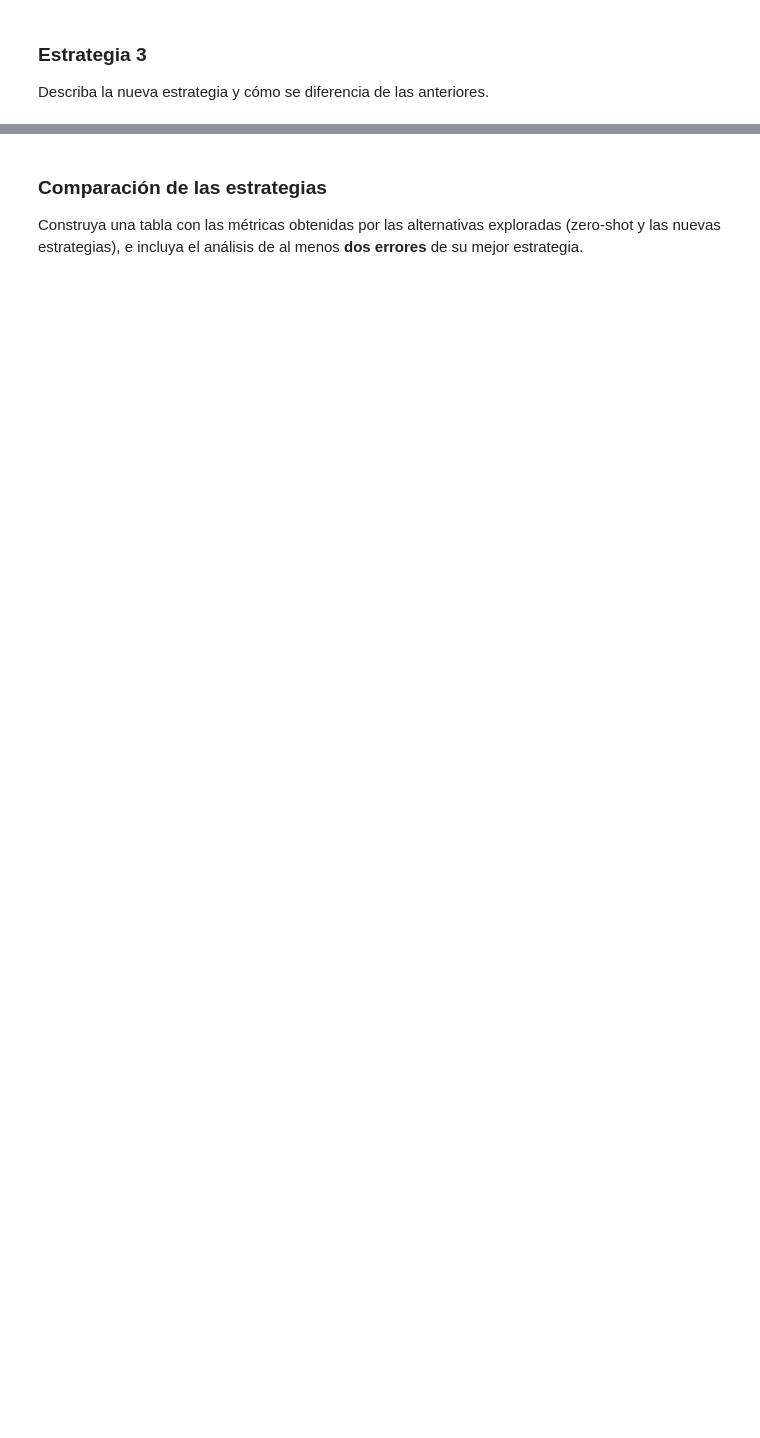
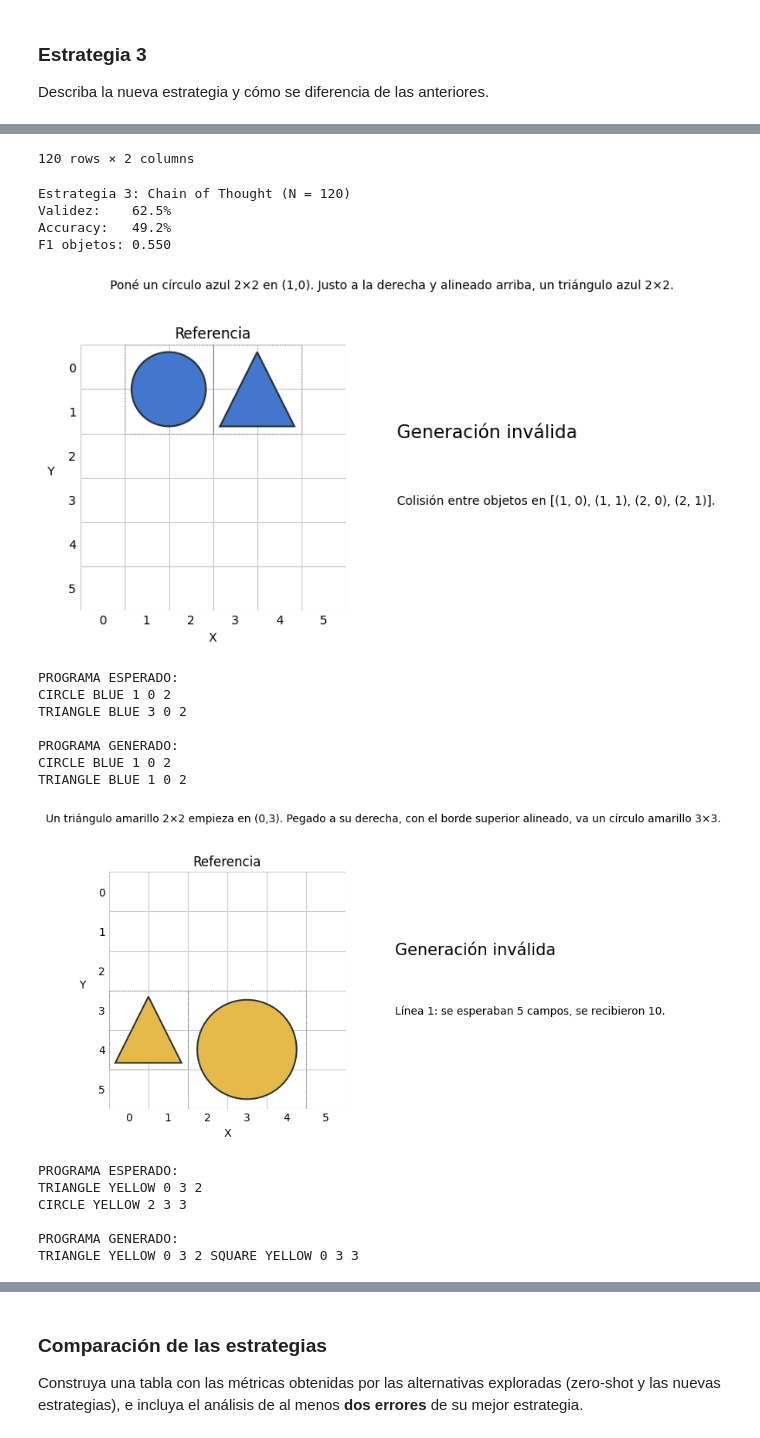
Before and after one commit to santitucci/MCDAA_RNLN_Grupo_13_Lab2, a Jupyter notebook: RNLN_2026_lab2.ipynb, the cells around one changed output, grey strips where cells are left out. Drawn from its saved outputs; the diff is of its cells as text; code cells hidden in the pictures; blank space fills up the shorter version.

```diff
--- a/RNLN_2026_lab2.ipynb
+++ b/RNLN_2026_lab2.ipynb
@@ -885,9 +941,10 @@ df_train_llm_cot = pd.DataFrame(train_llm_cot)
 display(df_train_llm_cot[['instruccion', 'programa_generado']])
 
 resultados_cot = evaluate_predictions(dev_df, df_train_llm_cot['programa_generado'])
-show_metrics(resultados_cot, name='Estrategia 3: Few-Shot + Chain of Thought')
+show_metrics(resultados_cot, name='Estrategia 3: Chain of Thought')
 
 errores_idx_cot = resultados_cot.index[~resultados_cot['exacto']].tolist()
 if len(errores_idx_cot) >= 2:
     compare_drawings(resultados_cot, index=errores_idx_cot[0])
     compare_drawings(resultados_cot, index=errores_idx_cot[1])
+# %% [output]
@@ -893,0 +963,20 @@ if len(errores_idx_cot) >= 2:
+120 rows × 2 columns
+Estrategia 3: Chain of Thought (N = 120)
+Validez:    62.5%
+Accuracy:   49.2%
+F1 objetos: 0.550
+[figure, added]
+PROGRAMA ESPERADO:
+CIRCLE BLUE 1 0 2
+TRIANGLE BLUE 3 0 2
+
+PROGRAMA GENERADO:
+CIRCLE BLUE 1 0 2
+TRIANGLE BLUE 1 0 2
+[figure, added]
+PROGRAMA ESPERADO:
+TRIANGLE YELLOW 0 3 2
+CIRCLE YELLOW 2 3 3
+
+PROGRAMA GENERADO:
+TRIANGLE YELLOW 0 3 2 SQUARE YELLOW 0 3 3
```
Also changed, not shown: parts of 17 cells of this notebook.
